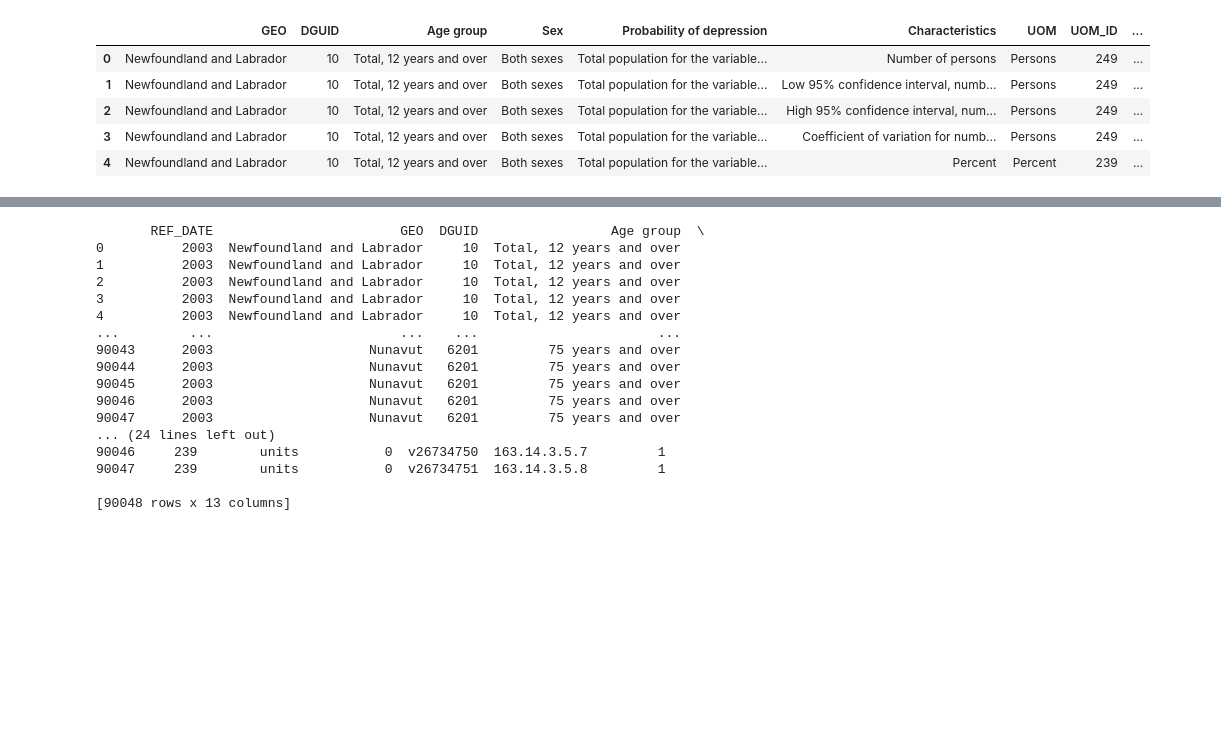
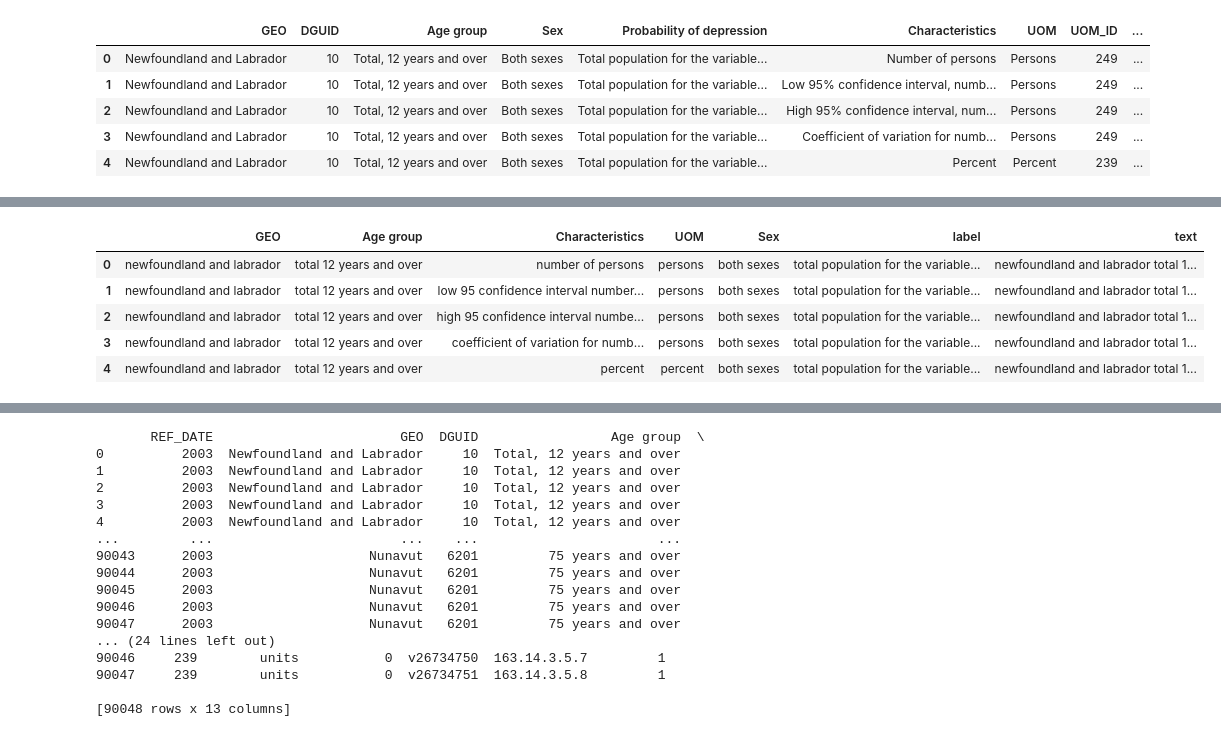
Before and after one commit to VGandhi27/Depression-Detection, a Jupyter notebook: nltk.ipynb, the cells around one changed output, grey strips where cells are left out. Drawn from its saved outputs; the diff is of its cells as text; code cells hidden in the pictures; blank space fills up the shorter version.

```diff
--- a/nltk.ipynb
+++ b/nltk.ipynb
@@ -196,0 +202,22 @@ LookupError:
+# %%
+# store label and text into new dataframe
+new_df = pd.DataFrame()
+new_df['GEO'] = df['clean_GEO']
+new_df['Age group'] = df['clean_Age_Group']
+new_df['Characteristics'] = df['clean_Characteristics']
+new_df['UOM'] = df['clean_UOM']
+new_df['Sex'] = df['clean_Sex']
+# new_df['UOM'] = df['clean_UOM']
+
+new_df['label'] = df['clean_Probability_of_depression']
+new_df['text'] = new_df[['GEO', 'Age group','Characteristics','UOM','Sex']].apply(lambda x: " ".join(x), axis =1)
+# new_df['label'] = df['label'].replace(4,1)
+# %%
+new_df.head()
+# %% [output]
+|  | GEO | Age group | Characteristics | UOM | Sex | label | text |
+| 0 | newfoundland and labrador | total 12 years and over | number of persons | persons | both sexes | total population for the variable... | newfoundland and labrador total 1... |
+| 1 | newfoundland and labrador | total 12 years and over | low 95 confidence interval number... | persons | both sexes | total population for the variable... | newfoundland and labrador total 1... |
+| 2 | newfoundland and labrador | total 12 years and over | high 95 confidence interval numbe... | persons | both sexes | total population for the variable... | newfoundland and labrador total 1... |
+| 3 | newfoundland and labrador | total 12 years and over | coefficient of variation for numb... | persons | both sexes | total population for the variable... | newfoundland and labrador total 1... |
+| 4 | newfoundland and labrador | total 12 years and over | percent | percent | both sexes | total population for the variable... | newfoundland and labrador total 1... |
```
Also changed, not shown: parts of 14 cells of this notebook.
